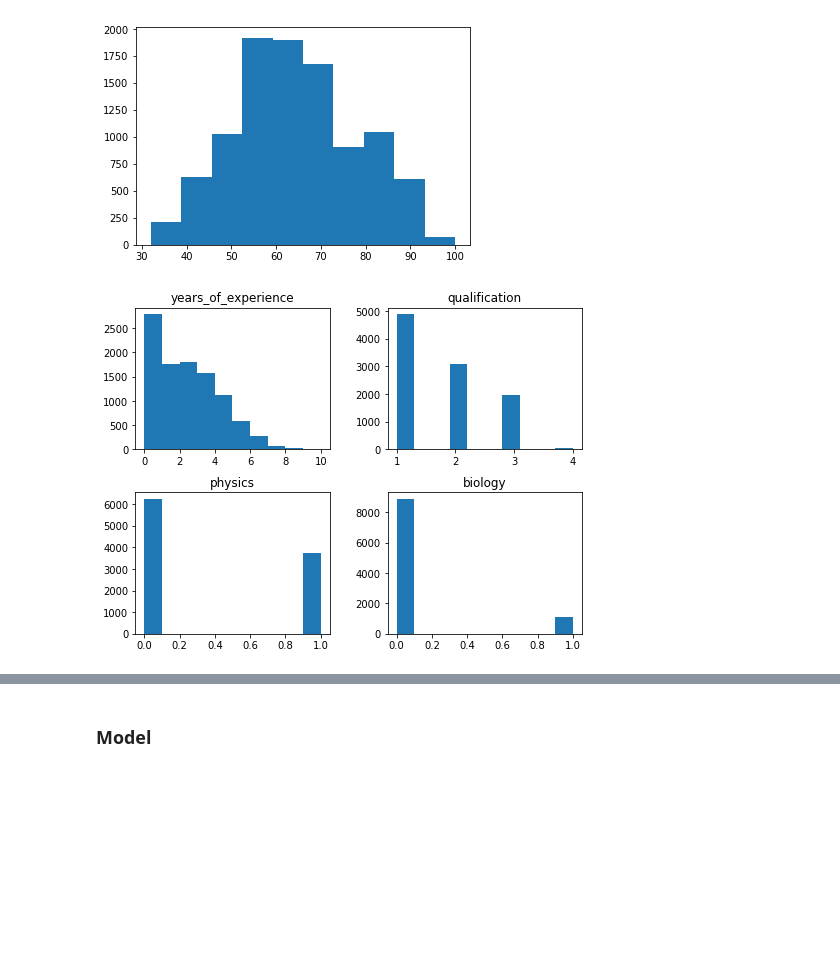
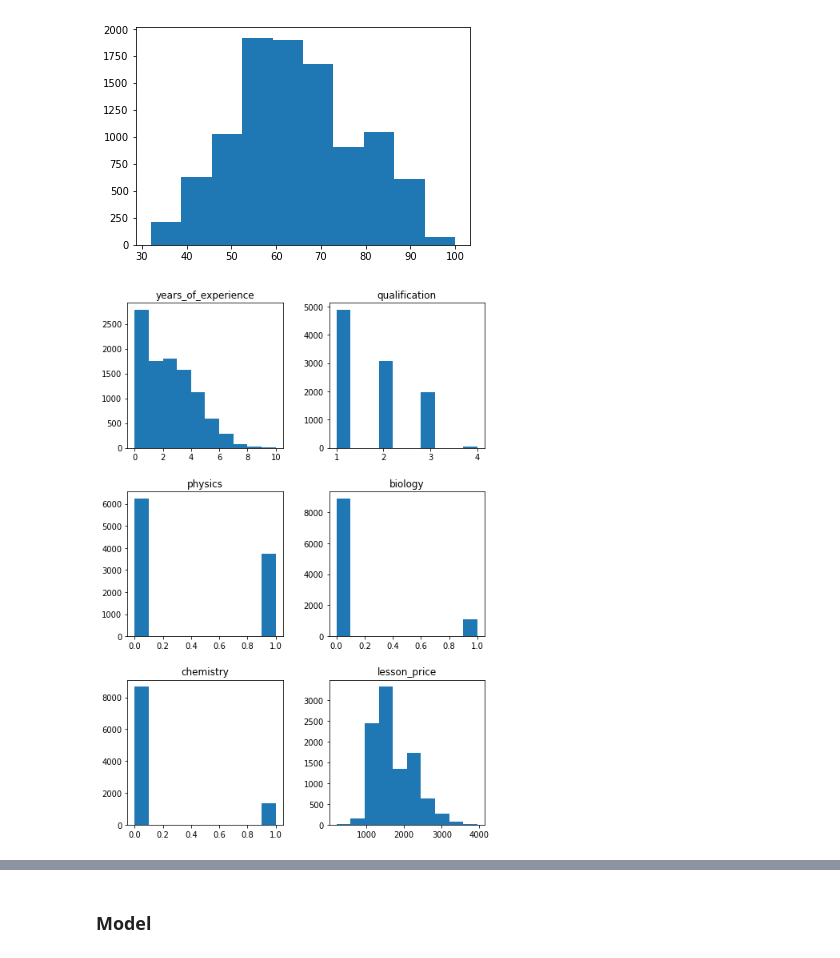
Before and after one commit to studentotlichnik/Data-Analysis-Algorithms, a Jupyter notebook: TSataev_solution.ipynb, the cells around one changed output, grey strips where cells are left out. Drawn from its saved outputs; the diff is of its cells as text; code cells hidden in the pictures; blank space fills up the shorter version.

```diff
--- a/TSataev_solution.ipynb
+++ b/TSataev_solution.ipynb
@@ -110,25 +110,31 @@ plt.hist(df_train[TARGET_NAME])
  <a list of 10 Patch objects>)
 [figure]
 # %%
-fig, ax = plt.subplots(nrows=2, ncols=2)
-ax1, ax2, ax3, ax4 = ax.flatten()
+fig, ax = plt.subplots(nrows=3, ncols=2)
+ax1, ax2, ax3, ax4, ax5, ax6 = ax.flatten()
 
 ax1.hist(df_train['years_of_experience'])
 ax1.set_title('years_of_experience')
 
 ax2.hist(df_train['qualification'])
 ax2.set_title('qualification')
 
 ax3.hist(df_train['physics'])
 ax3.set_title('physics')
 
 ax4.hist(df_train['biology'])
 ax4.set_title('biology')
 
-fig.set_size_inches(8, 6)
+ax5.hist(df_train['chemistry'])
+ax5.set_title('chemistry')
+
+ax6.hist(df_train['lesson_price'])
+ax6.set_title('lesson_price')
+
+fig.set_size_inches(8, 12)
 plt.subplots_adjust(wspace=0.3, hspace=0.3)
 # %% [output]
-[figure, old version]
+[figure, new version]
 # %%
 def custom_minmax_scaler(x):
     res = (x - x.min()) / (x.max() - x.min())
```
Also changed, not shown: parts of 6 cells of this notebook, 1 other file.
